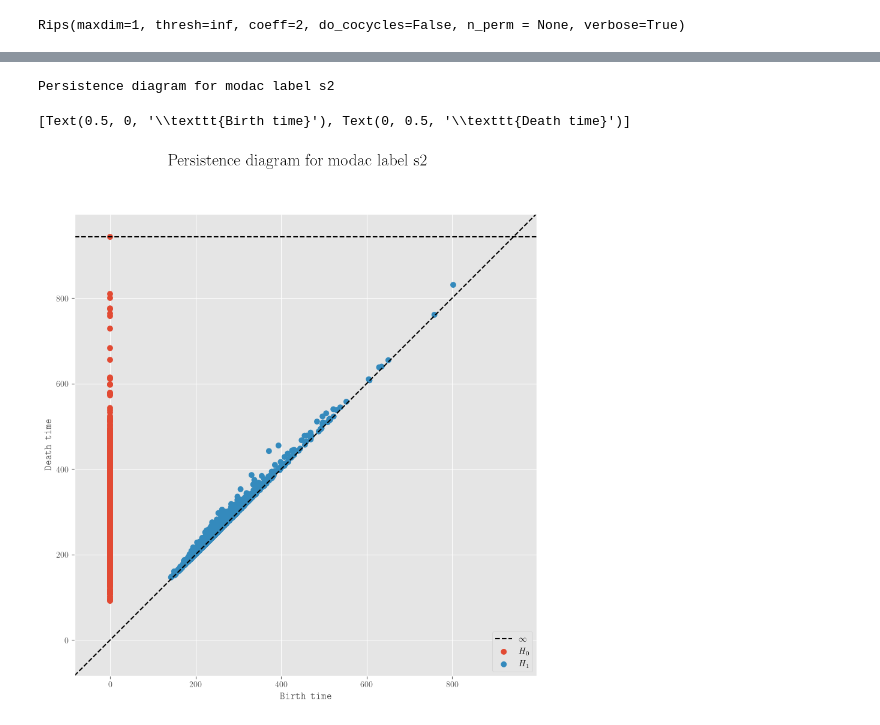
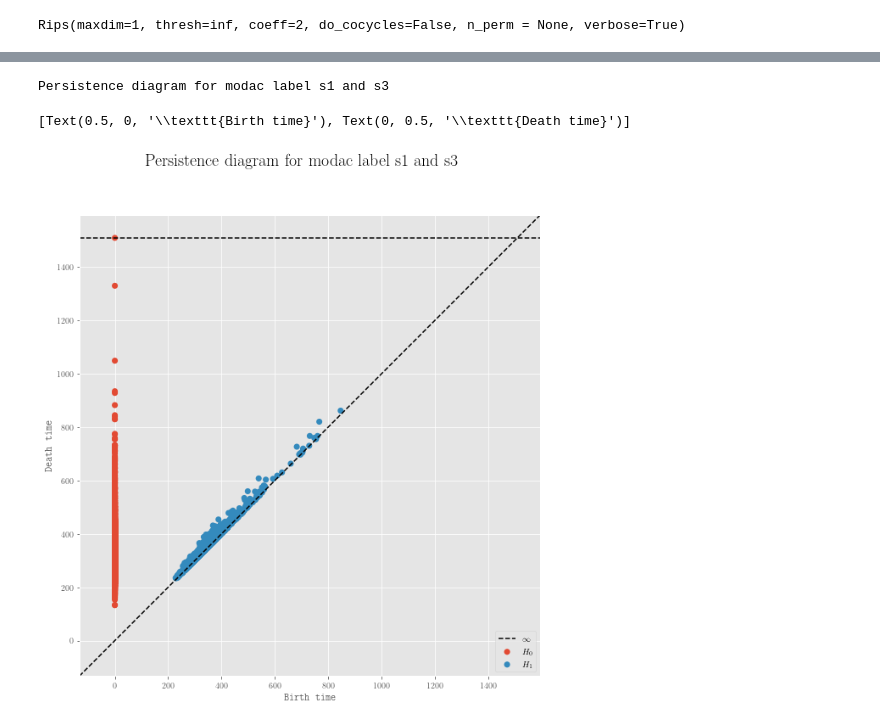
Before and after one commit to yvvgen/modacq, a Jupyter notebook: test.ipynb, the cells around one changed output, grey strips where cells are left out. Saved outputs shown, nothing was run; the diff lists cells and outputs as text; code cells hidden in the pictures.

```diff
--- a/test.ipynb
+++ b/test.ipynb
@@ -515,19 +521,20 @@ findfont: Font family ['serif'] not found. Falling back to DejaVu Sans.
 # %%
-modac_label = np.random.choice(modac_labels)
-diagram = rips.fit_transform(model_1_output[modac_labels_sample == modac_label].reshape(model_1_output.shape[0], -1))
-print(f'Persistence diagram for modac label {modac_label}')
+modac_label_1 = np.random.choice(modac_labels)
+modac_label_2 = np.random.choice(modac_labels[modac_labels != modac_label_1])
+diagram = rips.fit_transform(model_1_output[(modac_labels_sample == modac_label_1) | (modac_labels_sample == modac_label_2)].reshape(model_1_output.shape[0], -1))
+print(f'Persistence diagram for modac label {modac_label_1} and {modac_label_2}')
 # %% [output]
-Persistence diagram for modac label s2
+Persistence diagram for modac label s1 and s3
 # %%
 fig, ax = plt.subplots(figsize=(10, 10))
-fig.suptitle(f'Persistence diagram for modac label {modac_label}', fontsize=20)
+fig.suptitle(f'Persistence diagram for modac label {modac_label_1} and {modac_label_2}', fontsize=20)
 
 plot_diagrams(diagram, show=False, ax=ax, size=50, legend=True, colormap='ggplot')
 
 ax.set(**{
     'xlabel': r'\texttt{Birth time}',
     'ylabel': r'\texttt{Death time}'
 })
 # %% [output]
 [Text(0.5, 0, '\\texttt{Birth time}'), Text(0, 0.5, '\\texttt{Death time}')]
-[figure, old version]
+[figure, new version]
```
Also changed, not shown: parts of 26 cells of this notebook.
